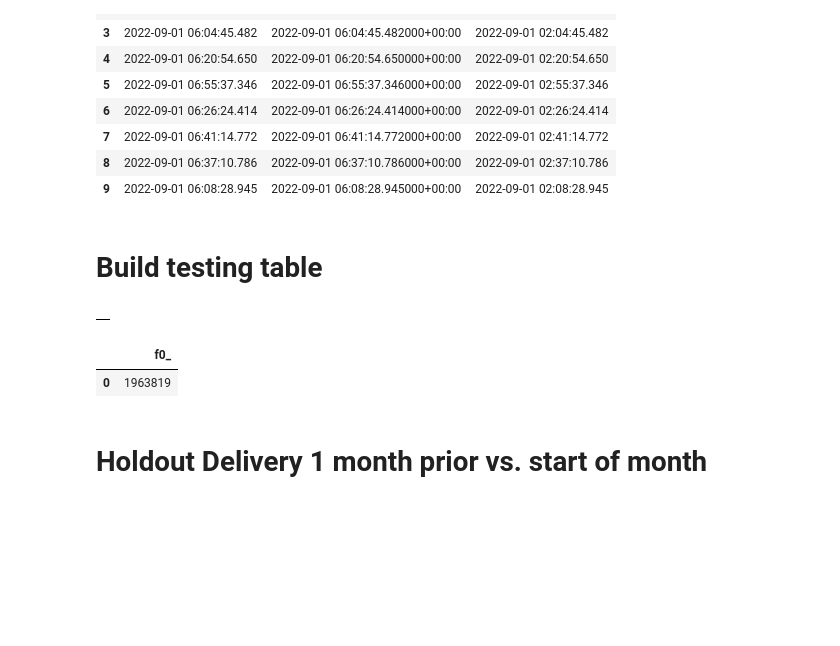
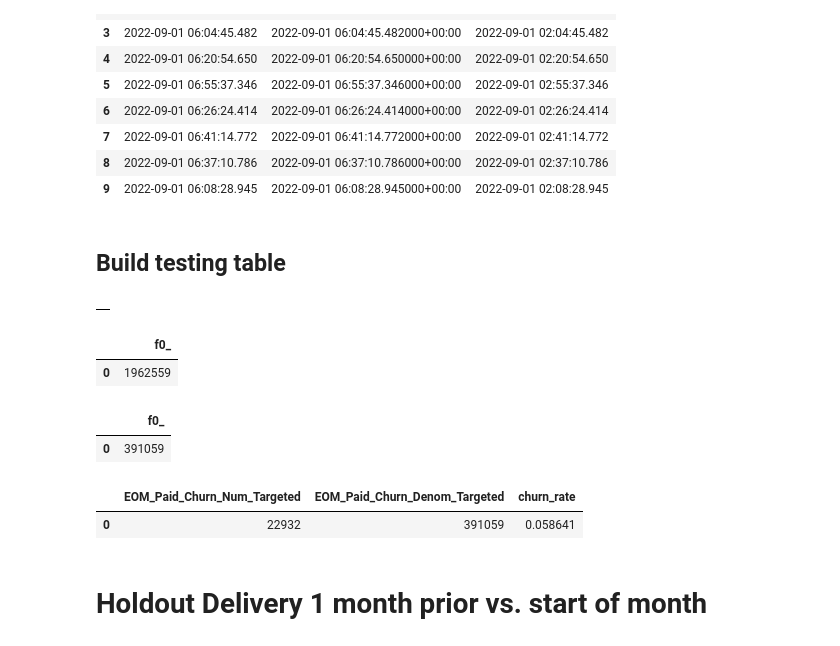
Before and after one commit to sandersli-nbc/CRM-Dashboard, a Jupyter notebook: test.ipynb, the cells around one changed output. Drawn from its saved outputs; the diff is of its cells as text; code cells hidden in the pictures; blank space fills up the shorter version.

Commit message:
Comparison notebook against Billing Cycle Analysis March runs Code cleanup

```diff
--- a/test.ipynb
+++ b/test.ipynb
@@ -745,7 +715,7 @@ limit 10;
 | 8 | 2022-09-01 06:37:10.786 | 2022-09-01 06:37:10.786000+00:00 | 2022-09-01 02:37:10.786 |
 | 9 | 2022-09-01 06:08:28.945 | 2022-09-01 06:08:28.945000+00:00 | 2022-09-01 02:08:28.945 |
 # %% [markdown]
-# Build testing table
+## Build testing table
 # %%
 params = {
     'report_start_date': '2022-10-01',
@@ -824,10 +794,81 @@ WHERE email_unsubs.adobe_tracking_id IS NULL
 |  |
 # %%
 %%bigquery --project nbcu-ds-sandbox-a-001 --params $params
-select count(*) from `nbcu-ds-sandbox-a-001.SLi_sandbox.Email_Measurement_Holdout_Test`
+select count(distinct aid) from `nbcu-ds-sandbox-a-001.SLi_sandbox.Email_Measurement_Holdout_Test`
 # %% [output]
 |  | f0_ |
-| 0 | 1963819 |
+| 0 | 1962559 |
+# %%
+%%bigquery --project nbcu-ds-sandbox-a-001 --params $params
+    SELECT count(distinct aid)
+    from `nbcu-ds-sandbox-a-001.SLi_sandbox.Email_Measurement_Holdout_Test` a --`nbcu-ds-sandbox-a-001.SLi_sandbox.Email_Measurement_Holdout_Test` a
+    --add attribute: account_type at the end of the reporting period
+    INNER JOIN
+        (
+            SELECT  DISTINCT adobe_tracking_id
+                ,paying_account_flag
+                ,billing_cycle
+            FROM `nbcu-ds-prod-001.PeacockDataMartSilver.SILVER_USER`
+            WHERE report_date = '2022-10-31'
+            and paying_account_flag = 'Paying'
+            and billing_cycle = 'MONTHLY'
+        ) user
+    ON a.aid = user.adobe_tracking_id
+# %% [output]
+|  | f0_ |
+| 0 | 391059 |
+# %%
+%%bigquery --project nbcu-ds-sandbox-a-001 --params $params
+WITH
+base as (
+    SELECT aid
+    from `nbcu-ds-sandbox-a-001.SLi_sandbox.Email_Measurement_Holdout_Test` a --`nbcu-ds-sandbox-a-001.SLi_sandbox.Email_Measurement_Holdout_Test` a
+    --add attribute: account_type at the end of the reporting period
+    INNER JOIN
+        (
+            SELECT  DISTINCT adobe_tracking_id
+                ,paying_account_flag
+                ,billing_cycle
+            FROM `nbcu-ds-prod-001.PeacockDataMartSilver.SILVER_USER`
+            WHERE report_date = '2022-10-31'
+        ) user
+    ON a.aid = user.adobe_tracking_id
+    WHERE paying_account_flag = 'Paying'
+    and billing_cycle = 'MONTHLY'
+)
+, EOM_Paid_Churn_Denom AS (
+    SELECT  distinct adobe_tracking_id
+    FROM `nbcu-ds-prod-001.PeacockDataMartSilver.SILVER_CHURN`
+    WHERE base_date = '2022-10-31' -- churn date would be on 11-30
+    AND entitlement = 'Paid'
+)
+, EOM_Paid_Churn_Num AS (
+    SELECT  distinct adobe_tracking_id
+    FROM `nbcu-ds-prod-001.PeacockDataMartSilver.SILVER_CHURN`
+    WHERE base_date = '2022-10-31'
+    AND entitlement = 'Paid'
+    AND Churn_flag = 'Churn'
+)
+, cte1 as (
+    SELECT aid
+        ,EOM_Paid_Churn_Denom.adobe_tracking_id  AS Churn_Denom
+        ,EOM_Paid_Churn_Num.adobe_tracking_id    AS Churn_Num
+    FROM base a
+    LEFT JOIN EOM_Paid_Churn_Denom
+        on a.aid = EOM_Paid_Churn_Denom.adobe_tracking_id
+    LEFT JOIN EOM_Paid_Churn_Num
+        on EOM_Paid_Churn_Denom.adobe_tracking_id = EOM_Paid_Churn_Num.adobe_tracking_id
+)
+, cte2 as (
+    SELECT COUNT(distinct Churn_Denom )   AS EOM_Paid_Churn_Denom_Targeted
+        ,COUNT(distinct Churn_Num )     AS EOM_Paid_Churn_Num_Targeted
+    FROM cte1
+)
+select EOM_Paid_Churn_Num_Targeted, EOM_Paid_Churn_Denom_Targeted, safe_divide(EOM_Paid_Churn_Num_Targeted, EOM_Paid_Churn_Denom_Targeted) as churn_rate
+from cte2
+# %% [output]
+|  | EOM_Paid_Churn_Num_Targeted | EOM_Paid_Churn_Denom_Targeted | churn_rate |
+| 0 | 22932 | 391059 | 0.058641 |
 # %% [markdown]
 # Holdout Delivery 1 month prior vs. start of month
 # %%
```
Also changed, not shown: parts of 21 cells of this notebook, 15 other files.
